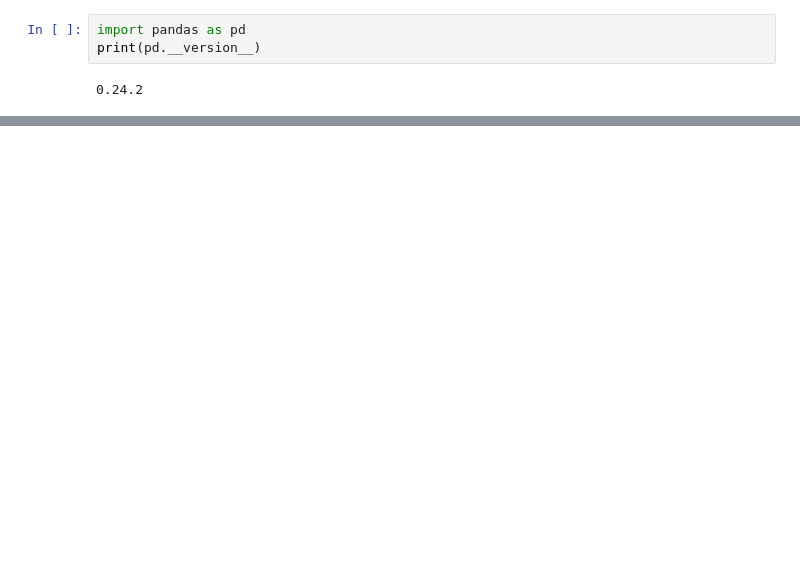
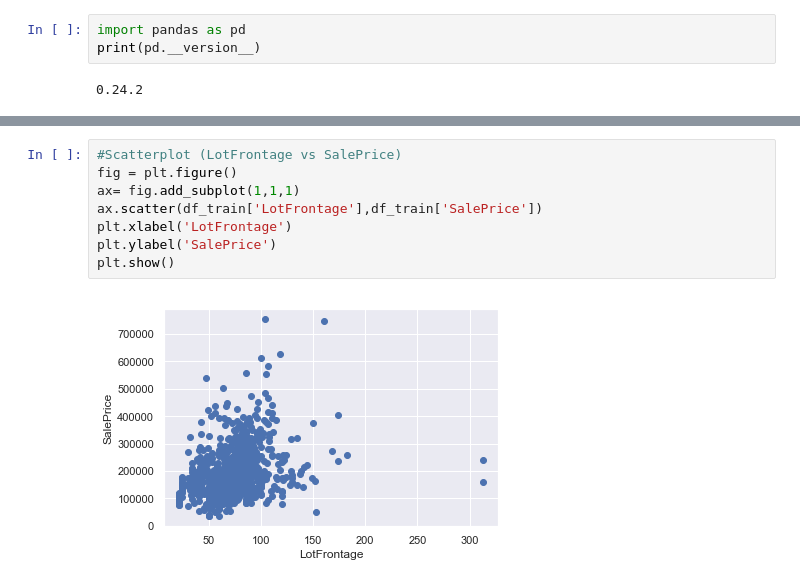
Before and after one commit to emagnusson88/housing-kaggle, a Jupyter notebook: Exploration & Cleaning.ipynb, the cells around one changed output, grey strips where cells are left out. Saved outputs shown, nothing was run; the diff lists cells and outputs as text; blank space fills up the shorter version.

```diff
--- a/Exploration & Cleaning.ipynb
+++ b/Exploration & Cleaning.ipynb
@@ -40,0 +96,10 @@ df.describe
+# %%
+#Scatterplot (LotFrontage vs SalePrice)
+fig = plt.figure()
+ax= fig.add_subplot(1,1,1)
+ax.scatter(df_train['LotFrontage'],df_train['SalePrice'])
+plt.xlabel('LotFrontage')
+plt.ylabel('SalePrice')
+plt.show()
+# %% [output]
+[figure, added]
```
Also changed, not shown: parts of 22 cells of this notebook.
